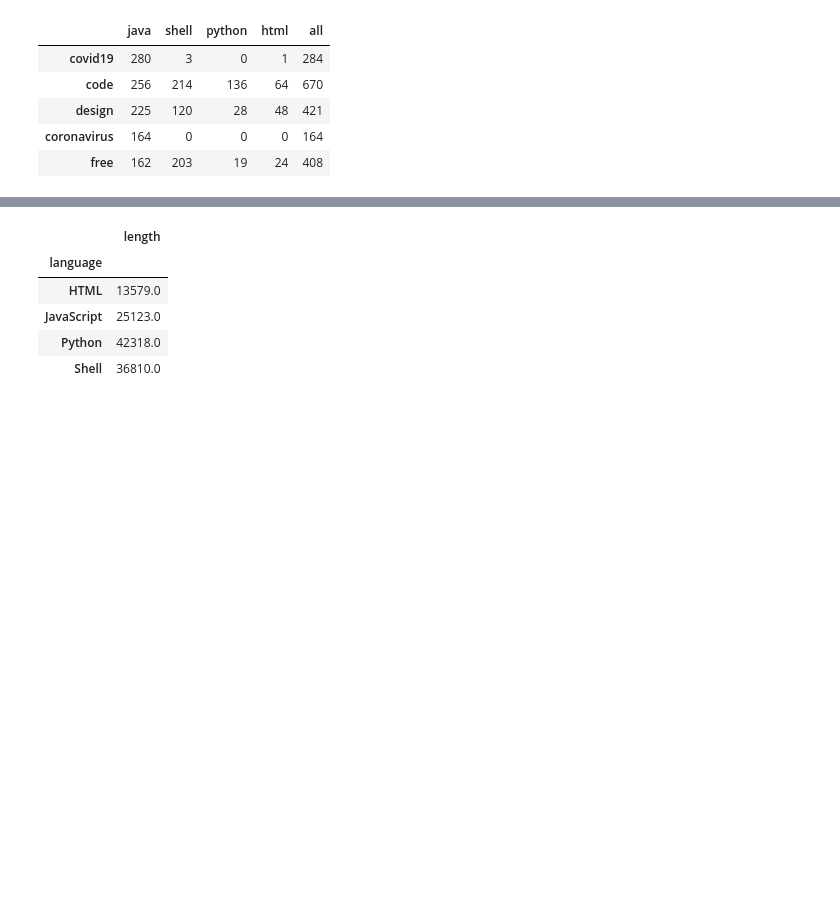
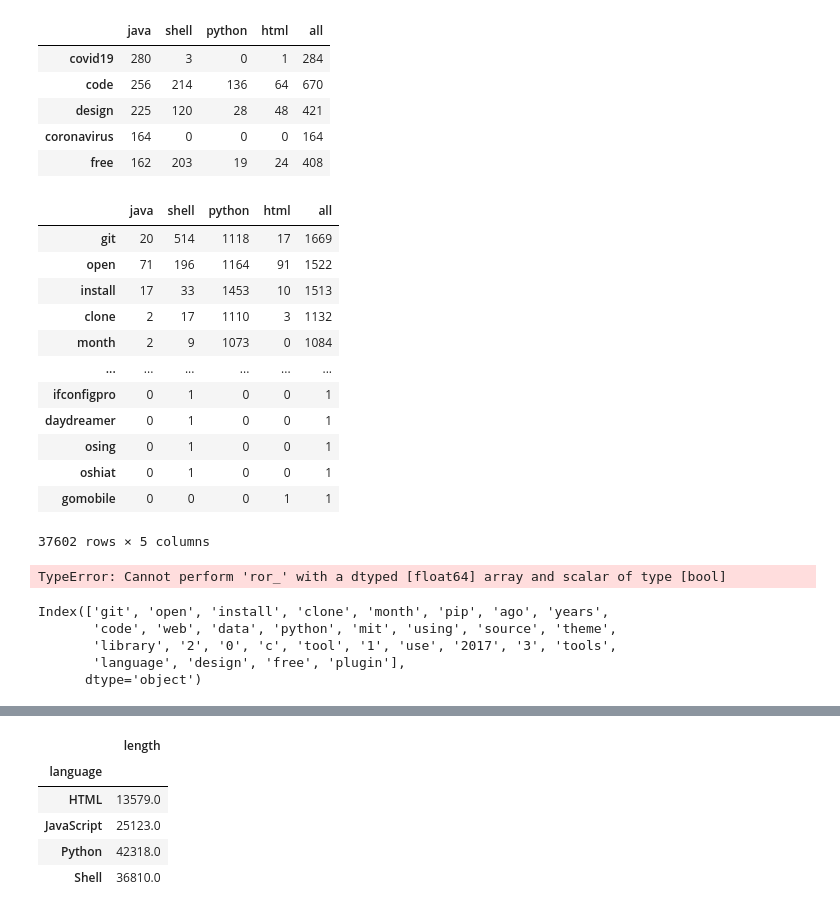
Before and after one commit to NLP-G4/NLP_group_project, a Jupyter notebook: final_report.ipynb, the cells around one changed output, grey strips where cells are left out. Saved outputs shown, nothing was run; the diff lists cells and outputs as text; code cells hidden in the pictures; blank space fills up the shorter version.

```diff
--- a/final_report.ipynb
+++ b/final_report.ipynb
@@ -167,9 +163,10 @@ shell_freq = pd.Series(shell_words.split()).value_counts()
 python_freq = pd.Series(python_words.split()).value_counts()
 html_freq = pd.Series(html_words.split()).value_counts()
 # %%
-df = pd.concat([java_freq, shell_freq, python_freq, html_freq, all_freq], axis=1).fillna(0).astype(int)
-df.columns = ['java', 'shell', 'python', 'html', 'all']
-df.head()
+# dataframe of word frequencies
+freq_df = pd.concat([java_freq, shell_freq, python_freq, html_freq, all_freq], axis=1).fillna(0).astype(int)
+freq_df.columns = ['java', 'shell', 'python', 'html', 'all']
+freq_df.head()
 # %% [output]
 |  | java | shell | python | html | all |
 | covid19 | 280 | 3 | 0 | 1 | 284 |
@@ -177,3 +174,20 @@ df.head()
 | design | 225 | 120 | 28 | 48 | 421 |
 | coronavirus | 164 | 0 | 0 | 0 | 164 |
 | free | 162 | 203 | 19 | 24 | 408 |
+# %%
+# let's look at some common words to drop
+freq_df.sort_values(by='all', ascending=False)
+# %% [output]
+|  | java | shell | python | html | all |
+| git | 20 | 514 | 1118 | 17 | 1669 |
+| open | 71 | 196 | 1164 | 91 | 1522 |
+| install | 17 | 33 | 1453 | 10 | 1513 |
+| clone | 2 | 17 | 1110 | 3 | 1132 |
+| month | 2 | 9 | 1073 | 0 | 1084 |
+| ... | ... | ... | ... | ... | ... |
+| ifconfigpro | 0 | 1 | 0 | 0 | 1 |
+| daydreamer | 0 | 1 | 0 | 0 | 1 |
+| osing | 0 | 1 | 0 | 0 | 1 |
+| oshiat | 0 | 1 | 0 | 0 | 1 |
+| gomobile | 0 | 0 | 0 | 1 | 1 |
+37602 rows × 5 columns
@@ -179,0 +196,12 @@ df.head()
+# %%
+parker[(parker['java']/parker['all'])>.5 |  (parker['shell']/parker['all'])>.5 | (parker['python']/parker['all'])>.5 | (parker['html']/parker['all'])>.5]
+# %% [output]
+TypeError: Cannot perform 'ror_' with a dtyped [float64] array and scalar of type [bool]
+# %%
+freq_df['all'].sort_values(ascending=False).head(30).index
+# %% [output]
+Index(['git', 'open', 'install', 'clone', 'month', 'pip', 'ago', 'years',
+       'code', 'web', 'data', 'python', 'mit', 'using', 'source', 'theme',
+       'library', '2', '0', 'c', 'tool', '1', 'use', '2017', '3', 'tools',
+       'language', 'design', 'free', 'plugin'],
+      dtype='object')
```
Also changed, not shown: parts of 15 cells of this notebook.
